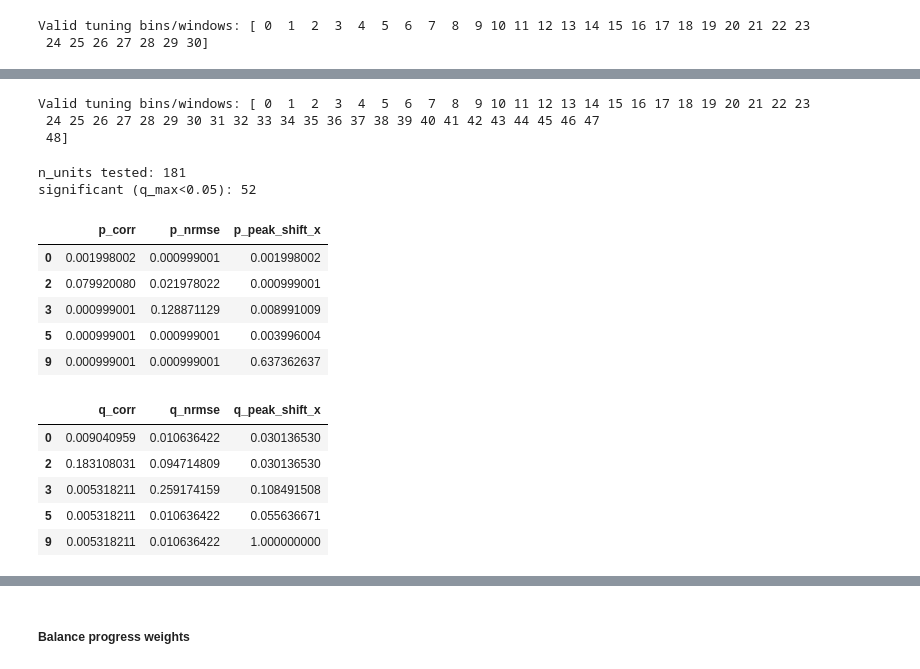
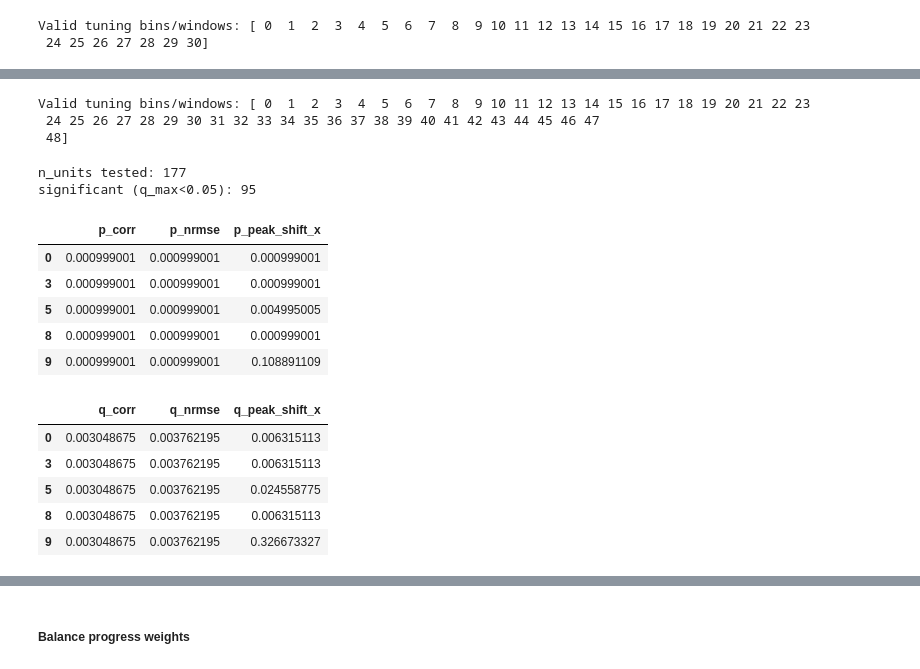
Before and after one commit to anirudh073/pfc-movement-analysis, a Jupyter notebook: notebooks/unit_tuning.ipynb, the cells around one changed output, grey strips where cells are left out. Cells and saved outputs as stored; diff of their text form; code cells hidden in the pictures.

```diff
--- a/notebooks/unit_tuning.ipynb
+++ b/notebooks/unit_tuning.ipynb
@@ -1595,15 +1546,23 @@ plot_tuning_grid_bootstrap(
 # %%
-# BALANCING FOR DATA - cpmoute tuning across progress segments!
+# Compute early vs late and PLOT
 progress_edges = np.array([0.0, 0.5, 1.0])
 progress_labels = ["early", "late"]
 
+n_bins = 6
+tuner_bins = np.linspace(0, 120, n_bins + 1)
+tuner_bin_centers = (tuner_bins[:-1] + tuner_bins[1:]) / 2
+
 df = trialized_position.sort_index().copy()
+spk = mpfc_spikes if "mpfc_spikes" in globals() else spikes_list
+base_mask_local = (df["zone"] == "run") & df["trial_type"].isin(["inbound", "outbound"])
 
-segment_results, valid_speed_bins_mask, pairwise_metrics = compare_speed_tuning_across_progress_segments(
+progress_col_local = "trial_progress_distance" if "trial_progress_distance" in df.columns else "trial_progress"
+
+segment_results_preview, valid_speed_bins_mask_preview, pairwise_metrics_preview = compare_speed_tuning_across_progress_segments(
     trialized_position_df=df,
-    spikes_list=spikes_list,
-    base_mask=base_mask,
-    progress_col="trial_progress_distance",
+    spikes_list=spk,
+    base_mask=base_mask_local,
+    progress_col=progress_col_local,
     progress_edges=progress_edges,
     progress_labels=progress_labels,
     speed_col="speed",
@@ -1625,16 +1584,16 @@ segment_results, valid_speed_bins_mask, pairwise_metrics = compare_speed_tuning_
     stratify_equalize_speedbin_occupancy=True,
 )
 
-print("Valid tuning bins/windows:", np.where(valid_speed_bins_mask)[0])
+print("Valid tuning bins/windows:", np.where(valid_speed_bins_mask_preview)[0])
+
+# plot across progress levels!
+for lab in progress_labels:
+    res = segment_results_preview[lab]
+    plot_tuning_grid_bootstrap(
+        res["tuning"], res["lo"], res["hi"], res["centers"],
+        column="speed", n_units=40, label=f"{lab} ", peak_normalize = True,
+        s = 3, linewidth = 2
+    )
 # %% [output]
 Valid tuning bins/windows: [ 0  1  2  3  4  5  6  7  8  9 10 11 12 13 14 15 16 17 18 19 20 21 22 23
  24 25 26 27 28 29 30]
-# %%
-# plot across progress levels!
-for lab in progress_labels:
-    res = segment_results[lab]
-    plot_tuning_grid_bootstrap(
-        res["tuning"], res["lo"], res["hi"], res["centers"],
-        column="speed", n_units=40, label=f"{lab} ", peak_normalize = True,
-        s = 3, linewidth = 2
-    )
@@ -1654,5 +1600,6 @@ dtype: float64
 # %%
-# Cell 1 — Progress early vs late WITH speed-bin occupancy stratification
+# Significance test
+# Progress early vs late WITH speed-bin occupancy stratification
 # Uses compare_speed_tuning_across_progress_segments(... stratify_equalize_speedbin_occupancy=True)
 # Then runs the paired permutation test on the *stratified masks*.
 
@@ -1717,8 +1664,8 @@ except TypeError:
 
 # Optional unit restriction
 units_to_use = across_stable_unit_ids if "across_stable_unit_ids" in globals() else None
-if units_to_use == "None":
-    print("Warning: No unit ids specified!")
+if units_to_use is None:
+    print("Warning: no unit restriction specified; testing all units.")
 
 # Call paired permutation test; if your function supports max_stat_standardization, use it.
 kwargs = dict(
@@ -1731,43 +1678,43 @@ kwargs = dict(
     mask_b=mask_late,
     label_a="early (stratified)",
     label_b="late (stratified)",
     binning="sliding",
     window_width=20,
     window_step=2,
     tuner_min=0,
     tuner_max=120,
     n_perm=1000,
     random_state=0,
     metric_specs=metric_specs,
     units=units_to_use,
 )
 
 sig = inspect.signature(paired_permutation_test_tuning_difference_masks)
 if "max_stat_standardization" in sig.parameters:
     kwargs["max_stat_standardization"] = "zscore"  # equal numerical scale across metrics for p_max/q_max
 
 res_prog_el = paired_permutation_test_tuning_difference_masks(**kwargs)
 
 print("n_units tested:", int(res_prog_el["p_max"].notna().sum()))
 print("significant (q_max<0.05):", int((res_prog_el["q_max"] < 0.05).sum()))
 display(res_prog_el["p_values"].head())
 display(res_prog_el["q_values"].head())
 # %% [output]
 Valid tuning bins/windows: [ 0  1  2  3  4  5  6  7  8  9 10 11 12 13 14 15 16 17 18 19 20 21 22 23
  24 25 26 27 28 29 30 31 32 33 34 35 36 37 38 39 40 41 42 43 44 45 46 47
  48]
-n_units tested: 181
-significant (q_max<0.05): 52
+n_units tested: 177
+significant (q_max<0.05): 95
 |  | p_corr | p_nrmse | p_peak_shift_x |
-| 0 | 0.001998002 | 0.000999001 | 0.001998002 |
-| 2 | 0.079920080 | 0.021978022 | 0.000999001 |
-| 3 | 0.000999001 | 0.128871129 | 0.008991009 |
-| 5 | 0.000999001 | 0.000999001 | 0.003996004 |
-| 9 | 0.000999001 | 0.000999001 | 0.637362637 |
+| 0 | 0.000999001 | 0.000999001 | 0.000999001 |
+| 3 | 0.000999001 | 0.000999001 | 0.000999001 |
+| 5 | 0.000999001 | 0.000999001 | 0.004995005 |
+| 8 | 0.000999001 | 0.000999001 | 0.000999001 |
+| 9 | 0.000999001 | 0.000999001 | 0.108891109 |
 |  | q_corr | q_nrmse | q_peak_shift_x |
-| 0 | 0.009040959 | 0.010636422 | 0.030136530 |
-| 2 | 0.183108031 | 0.094714809 | 0.030136530 |
-| 3 | 0.005318211 | 0.259174159 | 0.108491508 |
-| 5 | 0.005318211 | 0.010636422 | 0.055636671 |
-| 9 | 0.005318211 | 0.010636422 | 1.000000000 |
+| 0 | 0.003048675 | 0.003762195 | 0.006315113 |
+| 3 | 0.003048675 | 0.003762195 | 0.006315113 |
+| 5 | 0.003048675 | 0.003762195 | 0.024558775 |
+| 8 | 0.003048675 | 0.003762195 | 0.006315113 |
+| 9 | 0.003048675 | 0.003762195 | 0.326673327 |
 # %%
```
Also changed, not shown: parts of 32 cells of this notebook.
